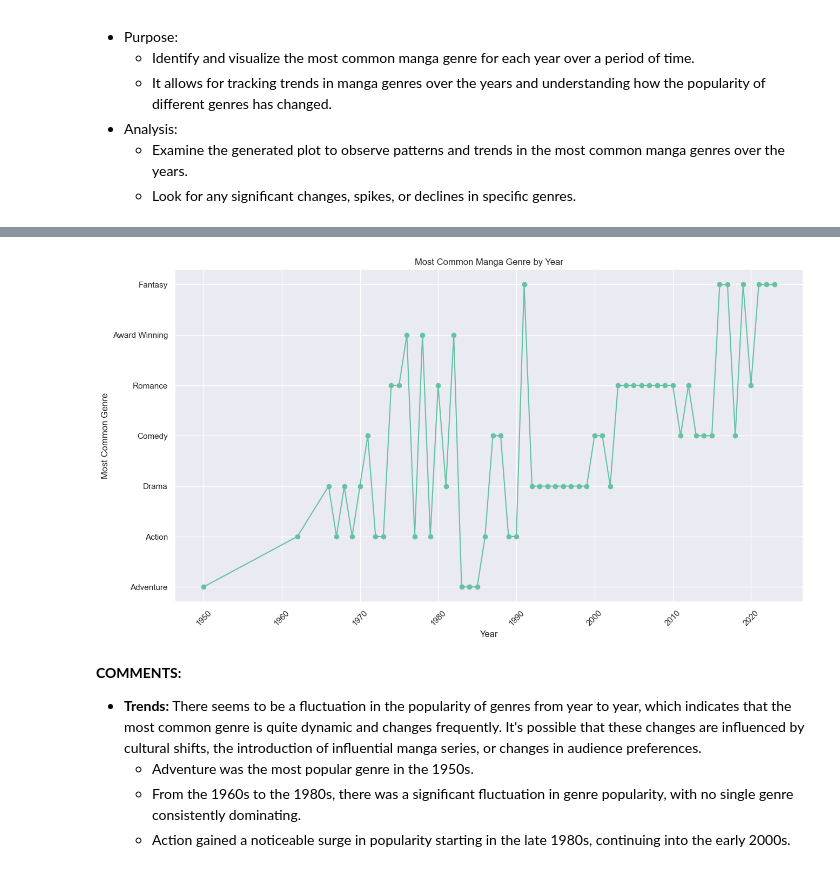
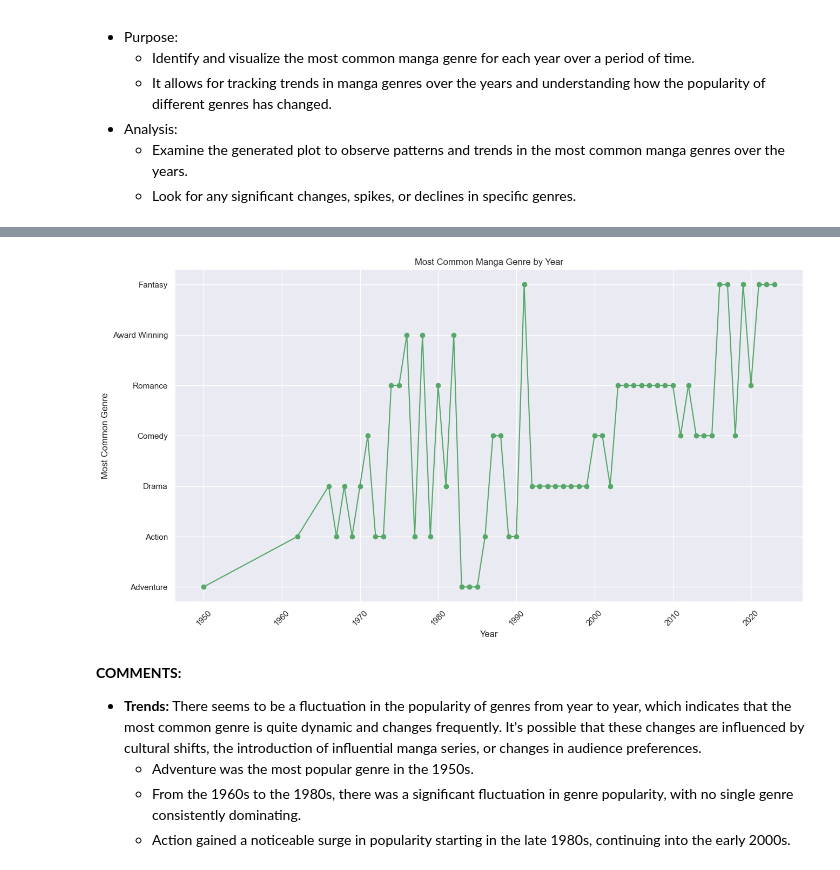
Before and after one commit to duongtruongbinh/IntroDS_FinalProject, a Jupyter notebook: src/Asking_Questions_and_Analyzing.ipynb, the cells around one changed output, grey strips where cells are left out. Drawn from its saved outputs; the diff is of its cells as text; code cells hidden in the pictures.

```diff
--- a/src/Asking_Questions_and_Analyzing.ipynb
+++ b/src/Asking_Questions_and_Analyzing.ipynb
@@ -255,16 +255,16 @@ genres_by_year
 # %%
 years = list(genres_by_year.keys())
 common_genres = list(genres_by_year.values())
 
 plt.figure(figsize=(15, 8))
-plt.plot(years, common_genres, marker='o')
+plt.plot(years, common_genres, marker='o', color='g')
 plt.xticks(rotation=45)
 plt.xlabel('Year')
 plt.ylabel('Most Common Genre')
 plt.title('Most Common Manga Genre by Year')
 plt.show()
 # %% [output]
-[figure, old version]
+[figure, new version]
 # %% [markdown]
 **COMMENTS:**
 + **Trends:** There seems to be a fluctuation in the popularity of genres from year to year, which indicates that the most common genre is quite dynamic and changes frequently. It's possible that these changes are influenced by cultural shifts, the introduction of influential manga series, or changes in audience preferences.
```
Also changed, not shown: parts of 14 cells of this notebook.
